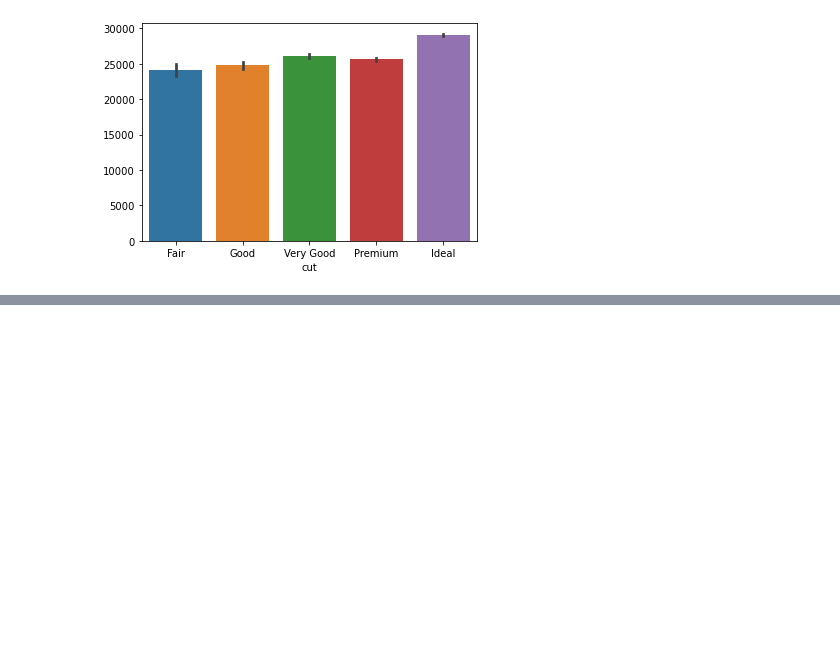
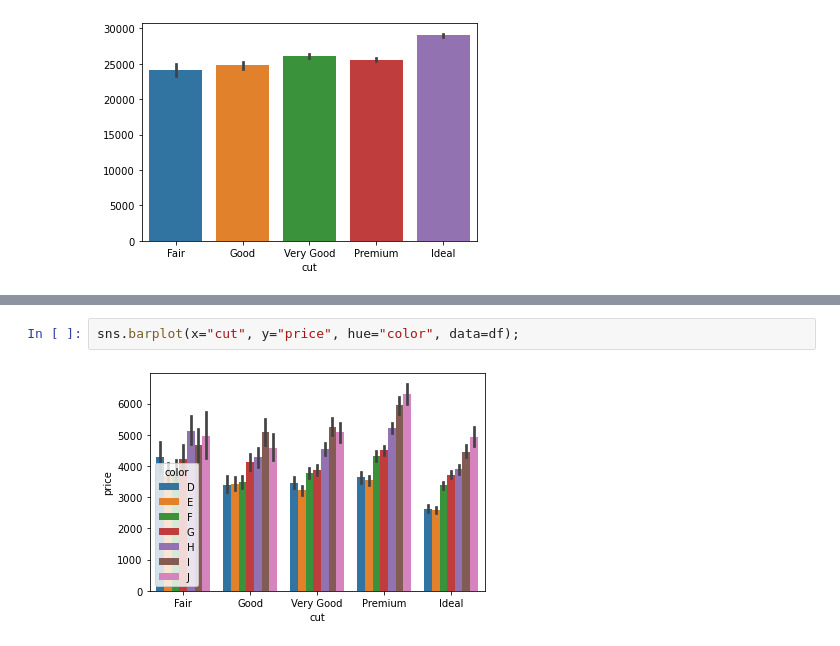
Before and after one commit to IbrahimErkan/Python-Programlama, a Jupyter notebook: Data Visualization-2.ipynb, the cells around one changed output, grey strips where cells are left out. Drawn from its saved outputs; the diff is of its cells as text; blank space fills up the shorter version.

```diff
--- a/Data Visualization-2.ipynb
+++ b/Data Visualization-2.ipynb
@@ -156,0 +178,4 @@ sns.barplot(x = "cut", y=df.cut.index, data=df);
+# %%
+sns.barplot(x="cut", y="price", hue="color", data=df);
+# %% [output]
+[figure, added]
```
Also changed, not shown: parts of 20 cells of this notebook.
